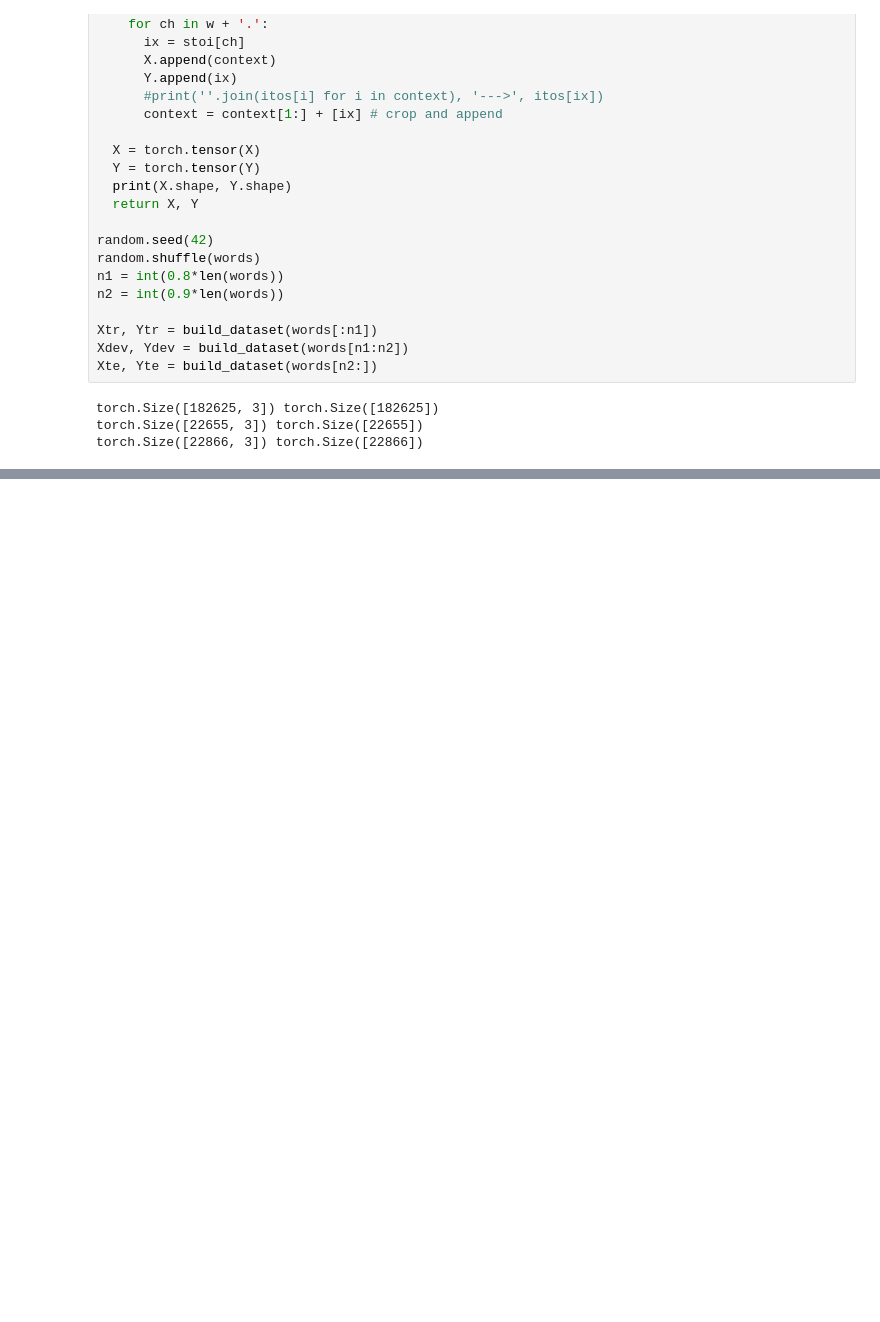
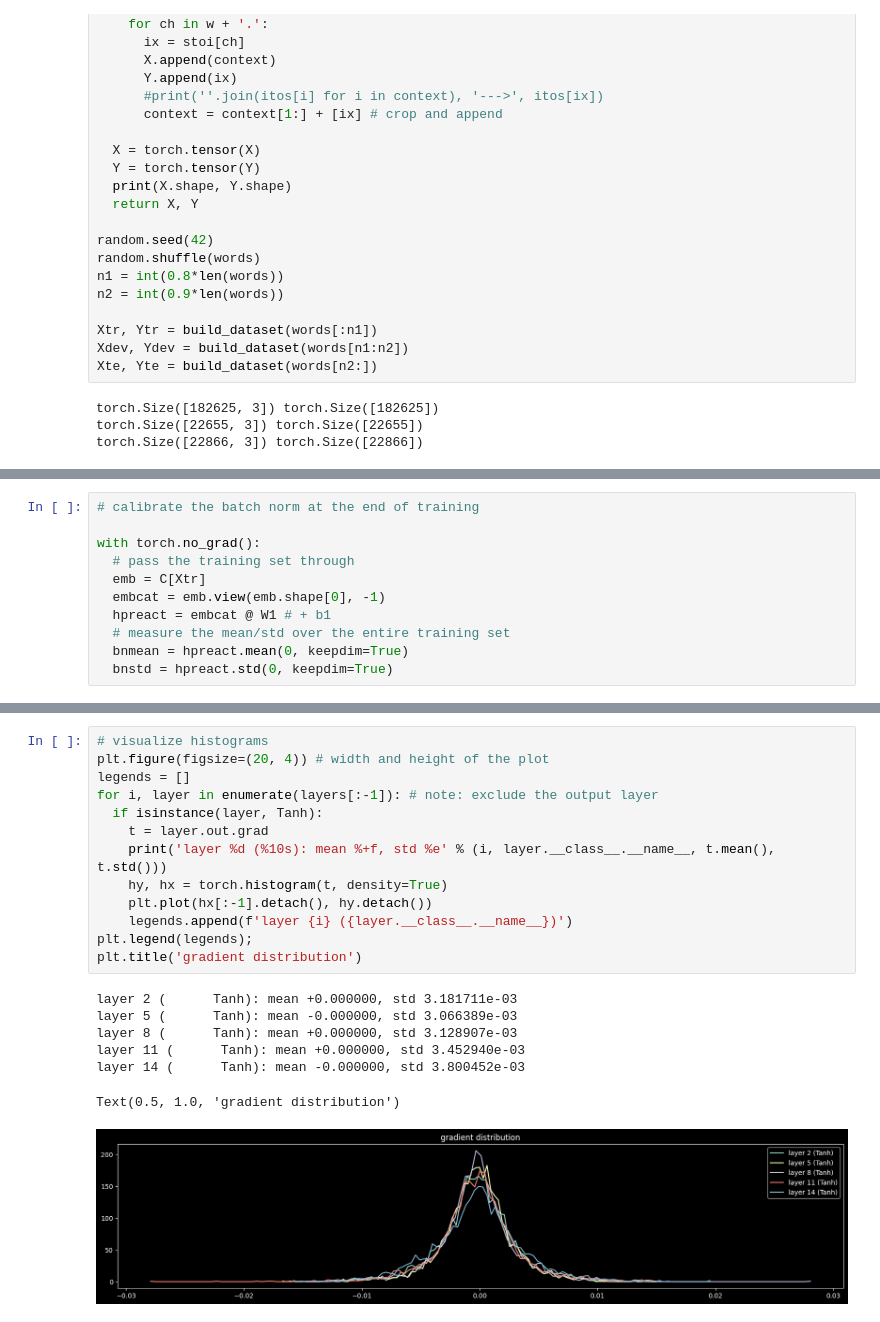
Before and after one commit to pananananas/AIxperiments, a Jupyter notebook: makemore/makemore_v2_MLP.ipynb, the cells around one changed output, grey strips where cells are left out. Saved outputs shown, nothing was run; the diff lists cells and outputs as text; blank space fills up the shorter version.

```diff
--- a/makemore/makemore_v2_MLP.ipynb
+++ b/makemore/makemore_v2_MLP.ipynb
@@ -204,0 +150,11 @@ print(loss.item())
+# %%
+# calibrate the batch norm at the end of training
+
+with torch.no_grad():
+  # pass the training set through
+  emb = C[Xtr]
+  embcat = emb.view(emb.shape[0], -1)
+  hpreact = embcat @ W1 # + b1
+  # measure the mean/std over the entire training set
+  bnmean = hpreact.mean(0, keepdim=True)
+  bnstd = hpreact.std(0, keepdim=True)
@@ -242,0 +403,21 @@ estin.
+# %%
+# visualize histograms
+plt.figure(figsize=(20, 4)) # width and height of the plot
+legends = []
+for i, layer in enumerate(layers[:-1]): # note: exclude the output layer
+  if isinstance(layer, Tanh):
+    t = layer.out.grad
+    print('layer %d (%10s): mean %+f, std %e' % (i, layer.__class__.__name__, t.mean(), t.std()))
+    hy, hx = torch.histogram(t, density=True)
+    plt.plot(hx[:-1].detach(), hy.detach())
+    legends.append(f'layer {i} ({layer.__class__.__name__})')
+plt.legend(legends);
+plt.title('gradient distribution')
+# %% [output]
+layer 2 (      Tanh): mean +0.000000, std 3.181711e-03
+layer 5 (      Tanh): mean -0.000000, std 3.066389e-03
+layer 8 (      Tanh): mean +0.000000, std 3.128907e-03
+layer 11 (      Tanh): mean +0.000000, std 3.452940e-03
+layer 14 (      Tanh): mean -0.000000, std 3.800452e-03
+Text(0.5, 1.0, 'gradient distribution')
+[figure, added]
```
Also changed, not shown: parts of 35 cells of this notebook.
